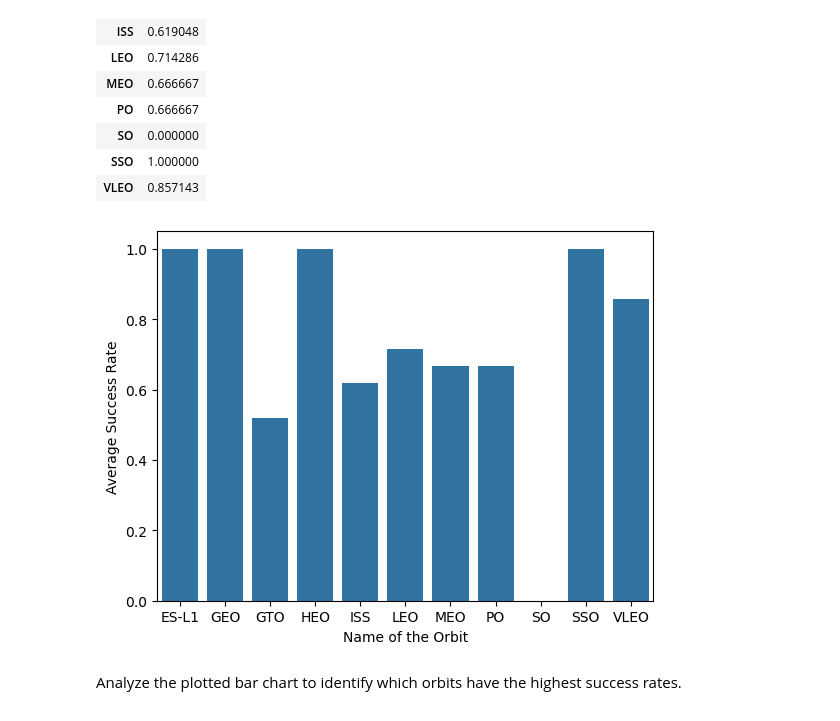
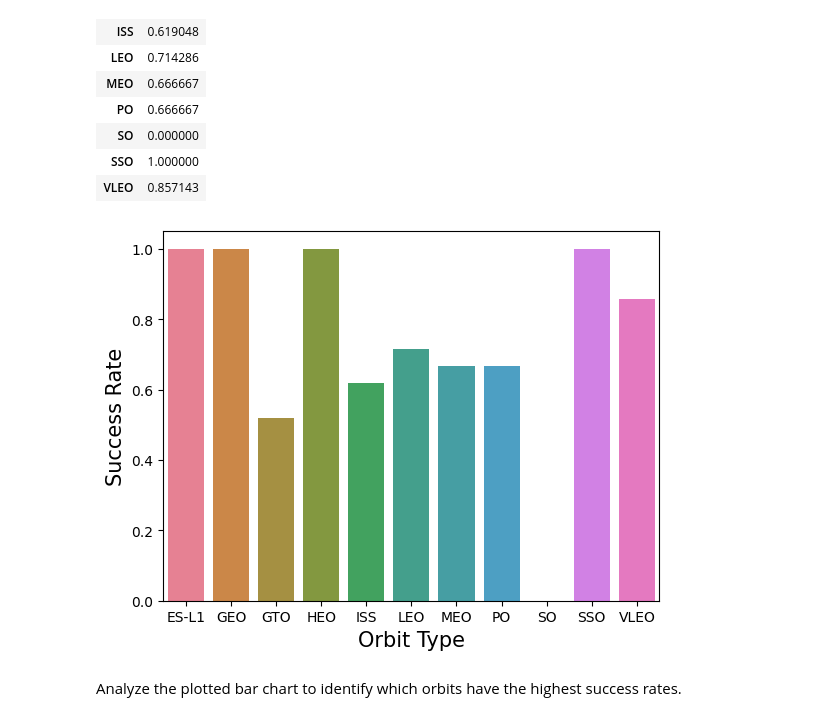
Before and after one commit to kumcs/IBM_Applied_DS_Capstone, a Jupyter notebook: Module 2/Exploratory Analysis Using Pandas and Matplotlib/edadataviz.ipynb, the cells around one changed output. Cells and saved outputs as stored; diff of their text form; code cells hidden in the pictures.

```diff
--- a/Module 2/Exploratory Analysis Using Pandas and Matplotlib/edadataviz.ipynb
+++ b/Module 2/Exploratory Analysis Using Pandas and Matplotlib/edadataviz.ipynb
@@ -143,12 +143,12 @@ df_
 | SSO | 1.000000 |
 | VLEO | 0.857143 |
 # %%
-sns.barplot(y="Class", x="Orbit", data=df_)
-plt.xlabel("Name of the Orbit",fontsize=10)
-plt.ylabel("Average Success Rate",fontsize=10)
+sns.barplot(y="Class", x="Orbit", hue="Orbit", data=df_, palette=sns.color_palette("husl", 11))
+plt.xlabel("Orbit Type",fontsize=15)
+plt.ylabel("Success Rate",fontsize=15)
 plt.show()
 # %% [output]
-[figure, old version]
+[figure, new version]
 # %% [markdown]
 Analyze the plotted bar chart to identify which orbits have the highest success rates.
 # %% [markdown]
```
Also changed, not shown: parts of 5 cells of this notebook, 2 other files.
